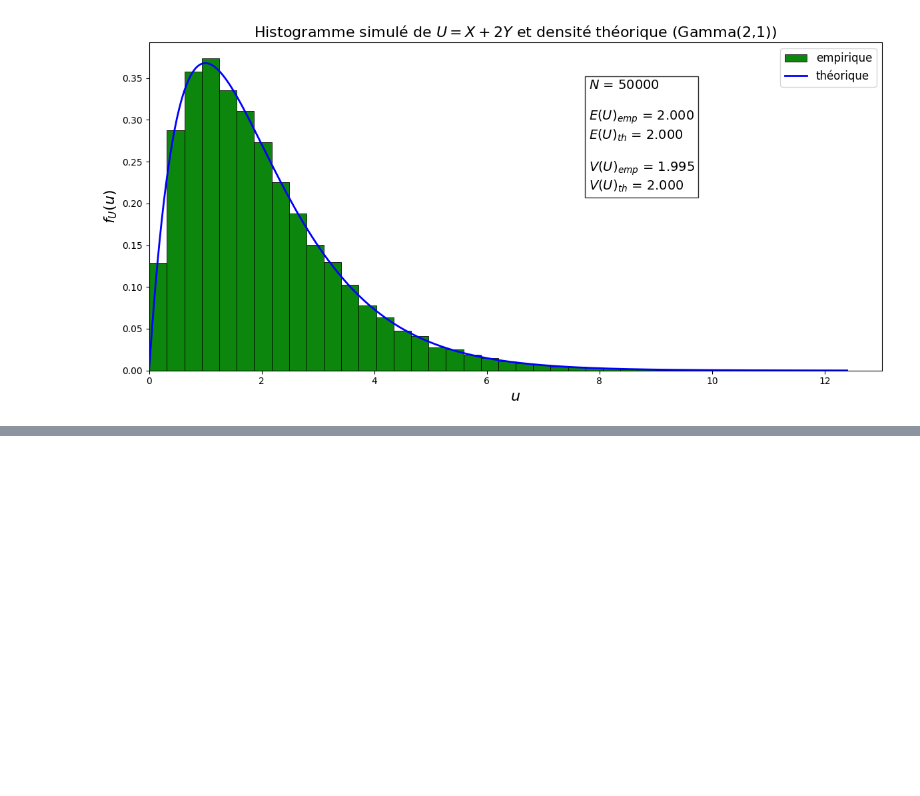
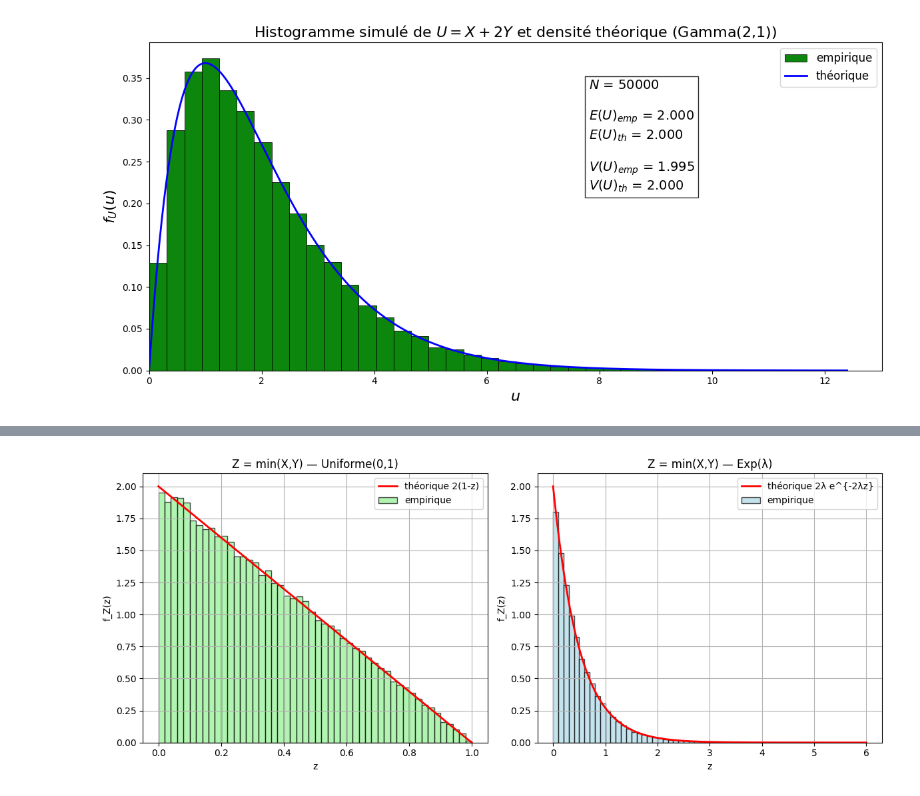
Before and after one commit to PM-Poisson/PROBA, a Jupyter notebook: TP6.ipynb, the cells around one changed output, grey strips where cells are left out. Cells and saved outputs as stored; diff of their text form; code cells hidden in the pictures; blank space fills up the shorter version.

```diff
--- a/TP6.ipynb
+++ b/TP6.ipynb
@@ -68,0 +152,64 @@ plt.show()
+# %%
+import numpy as np
+import matplotlib.pyplot as plt
+
+# ==============================
+# Simulation du min(X,Y)
+# ==============================
+
+N = 100000  # nombre d'expériences
+z = np.linspace(0, 1, 200)  # pour affichage
+
+# ------------------------------
+# CAS 1 : X, Y ~ Uniforme(0,1)
+# ------------------------------
+X = np.random.rand(N)
+Y = np.random.rand(N)
+Z = np.minimum(X, Y)
+
+# Densité empirique
+counts, bins = np.histogram(Z, bins=50, range=(0,1), density=True)
+centers = 0.5*(bins[1:] + bins[:-1])
+
+# Densité théorique : f_Z(z) = 2(1-z)
+f_theo_uniform = 2*(1-z)
+
+plt.figure(figsize=(12,5))
+plt.subplot(1,2,1)
+plt.bar(centers, counts, width=0.02, color='lightgreen', edgecolor='black', alpha=0.7, label='empirique')
+plt.plot(z, f_theo_uniform, 'r-', lw=2, label='théorique 2(1-z)')
+plt.title("Z = min(X,Y) — Uniforme(0,1)")
+plt.xlabel("z")
+plt.ylabel("f_Z(z)")
+plt.legend()
+plt.grid(True)
+
+# ------------------------------
+# CAS 2 : X, Y ~ Exp(λ)
+# ------------------------------
+lam = 1.0
+X = np.random.exponential(scale=1/lam, size=N)
+Y = np.random.exponential(scale=1/lam, size=N)
+Z = np.minimum(X, Y)
+
+# Densité empirique
+counts, bins = np.histogram(Z, bins=60, range=(0,6), density=True)
+centers = 0.5*(bins[1:] + bins[:-1])
+
+# Densité théorique : f_Z(z) = 2λ e^{-2λz}
+z2 = np.linspace(0, 6, 300)
+f_theo_exp = 2*lam*np.exp(-2*lam*z2)
+
+plt.subplot(1,2,2)
+plt.bar(centers, counts, width=0.1, color='lightblue', edgecolor='black', alpha=0.7, label='empirique')
+plt.plot(z2, f_theo_exp, 'r-', lw=2, label='théorique 2λ e^{-2λz}')
+plt.title("Z = min(X,Y) — Exp(λ)")
+plt.xlabel("z")
+plt.ylabel("f_Z(z)")
+plt.legend()
+plt.grid(True)
+
+plt.tight_layout()
+plt.show()
+# %% [output]
+[figure, added]
```
Also changed, not shown: parts of 2 cells of this notebook.
